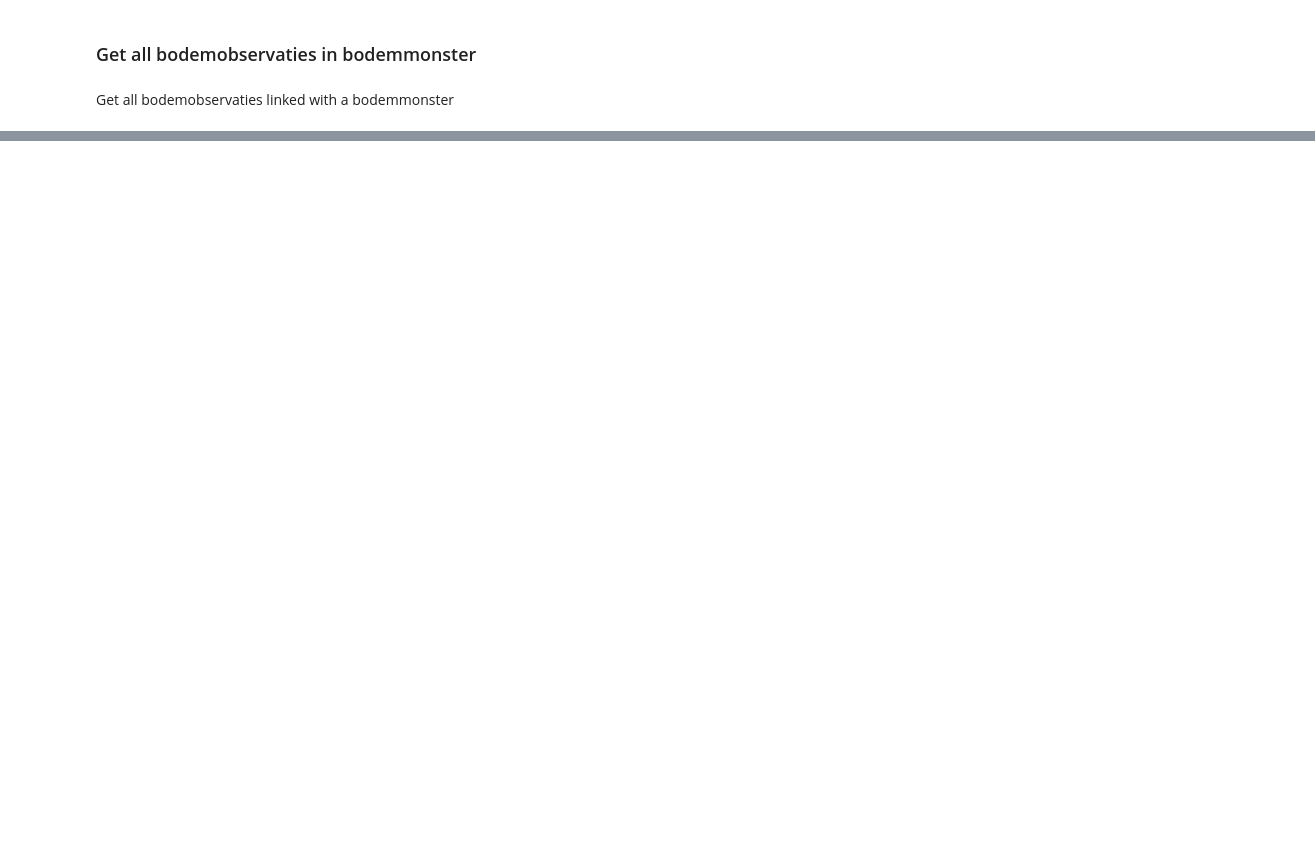
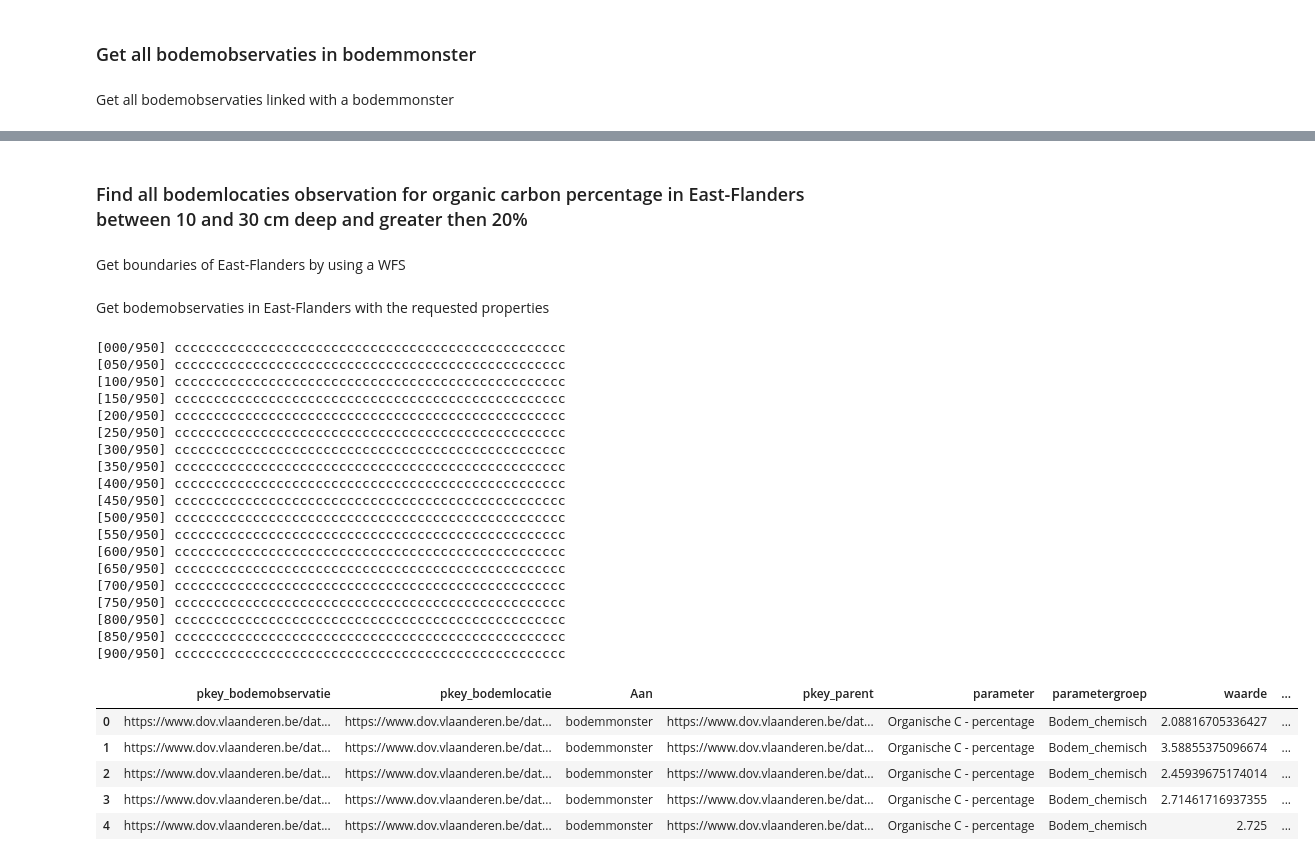
Before and after one commit to DOV-Vlaanderen/pydov, a Jupyter notebook: docs/notebooks/search_bodem.ipynb, the cells around one changed output, grey strips where cells are left out. Cells and saved outputs as stored; diff of their text form; code cells hidden in the pictures; blank space fills up the shorter version.

Commit message:
Bodem notebook add example

```diff
--- a/docs/notebooks/search_bodem.ipynb
+++ b/docs/notebooks/search_bodem.ipynb
@@ -229,0 +230,67 @@ bodemobservaties.head()
+# %% [markdown]
+### Find all bodemlocaties observation for organic carbon percentage in East-Flanders between 10 and 30 cm deep and greater then 20%
+# %% [markdown]
+Get boundaries of East-Flanders by using a WFS
+# %%
+from owslib.etree import etree
+from owslib.wfs import WebFeatureService
+from pydov.util.location import (
+    GmlFilter,
+    Within,
+)
+
+provinciegrenzen = WebFeatureService(
+    'https://geoservices.informatievlaanderen.be/overdrachtdiensten/VRBG/wfs',
+    version='1.1.0')
+
+provincie_filter = PropertyIsEqualTo(propertyname='NAAM', literal='Oost-Vlaanderen')
+provincie_poly = provinciegrenzen.getfeature(
+    typename='VRBG:Refprv',
+    filter=etree.tostring(provincie_filter.toXML()).decode("utf8")).read()
+# %% [markdown]
+Get bodemobservaties in East-Flanders with the requested properties
+# %%
+from owslib.fes import PropertyIsEqualTo, PropertyIsGreaterThan, PropertyIsLessThan
+from owslib.fes import And
+
+from pydov.search.bodemobservatie import BodemobservatieSearch
+
+bodemobservatie = BodemobservatieSearch()
+
+bodemobservaties = bodemobservatie.search(
+        location=GmlFilter(provincie_poly, Within),
+        query=And([
+            PropertyIsEqualTo(propertyname="parameter", literal="Organische C - percentage"),
+            PropertyIsGreaterThan(propertyname="diepte_tot", literal = '10'),
+            PropertyIsLessThan(propertyname="diepte_van", literal = '30'),
+            PropertyIsGreaterThan(propertyname="waarde", literal='20')
+        ]))
+
+
+bodemobservaties.head()
+# %% [output]
+[000/950] cccccccccccccccccccccccccccccccccccccccccccccccccc
+[050/950] cccccccccccccccccccccccccccccccccccccccccccccccccc
+[100/950] cccccccccccccccccccccccccccccccccccccccccccccccccc
+[150/950] cccccccccccccccccccccccccccccccccccccccccccccccccc
+[200/950] cccccccccccccccccccccccccccccccccccccccccccccccccc
+[250/950] cccccccccccccccccccccccccccccccccccccccccccccccccc
+[300/950] cccccccccccccccccccccccccccccccccccccccccccccccccc
+[350/950] cccccccccccccccccccccccccccccccccccccccccccccccccc
+[400/950] cccccccccccccccccccccccccccccccccccccccccccccccccc
+[450/950] cccccccccccccccccccccccccccccccccccccccccccccccccc
+[500/950] cccccccccccccccccccccccccccccccccccccccccccccccccc
+[550/950] cccccccccccccccccccccccccccccccccccccccccccccccccc
+[600/950] cccccccccccccccccccccccccccccccccccccccccccccccccc
+[650/950] cccccccccccccccccccccccccccccccccccccccccccccccccc
+[700/950] cccccccccccccccccccccccccccccccccccccccccccccccccc
+[750/950] cccccccccccccccccccccccccccccccccccccccccccccccccc
+[800/950] cccccccccccccccccccccccccccccccccccccccccccccccccc
+[850/950] cccccccccccccccccccccccccccccccccccccccccccccccccc
+[900/950] cccccccccccccccccccccccccccccccccccccccccccccccccc
+|  | pkey_bodemobservatie | pkey_bodemlocatie | Aan | pkey_parent | parameter | parametergroep | waarde | ... |
+| 0 | https://www.dov.vlaanderen.be/dat... | https://www.dov.vlaanderen.be/dat... | bodemmonster | https://www.dov.vlaanderen.be/dat... | Organische C - percentage | Bodem_chemisch | 2.08816705336427 | ... |
+| 1 | https://www.dov.vlaanderen.be/dat... | https://www.dov.vlaanderen.be/dat... | bodemmonster | https://www.dov.vlaanderen.be/dat... | Organische C - percentage | Bodem_chemisch | 3.58855375096674 | ... |
+| 2 | https://www.dov.vlaanderen.be/dat... | https://www.dov.vlaanderen.be/dat... | bodemmonster | https://www.dov.vlaanderen.be/dat... | Organische C - percentage | Bodem_chemisch | 2.45939675174014 | ... |
+| 3 | https://www.dov.vlaanderen.be/dat... | https://www.dov.vlaanderen.be/dat... | bodemmonster | https://www.dov.vlaanderen.be/dat... | Organische C - percentage | Bodem_chemisch | 2.71461716937355 | ... |
+| 4 | https://www.dov.vlaanderen.be/dat... | https://www.dov.vlaanderen.be/dat... | bodemmonster | https://www.dov.vlaanderen.be/dat... | Organische C - percentage | Bodem_chemisch | 2.725 | ... |
```
Also changed, not shown: parts of 9 cells of this notebook.
